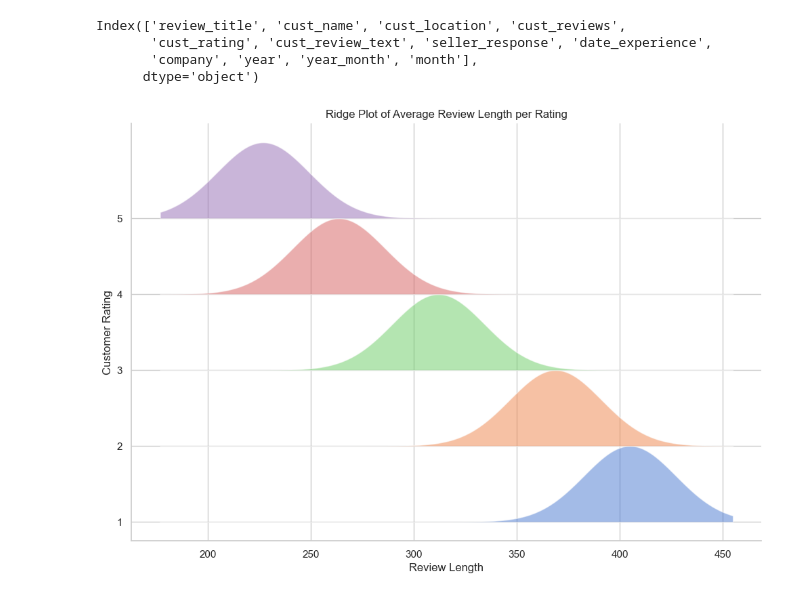
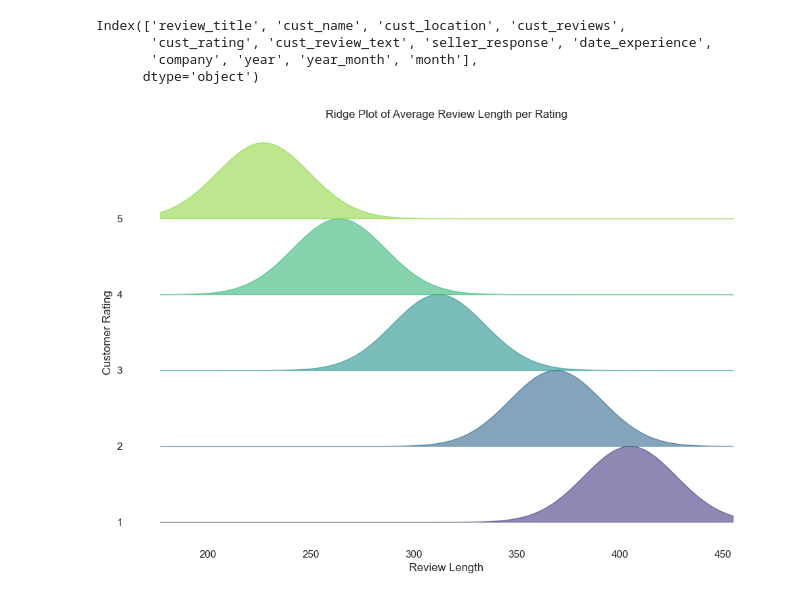
Before and after one commit to fbarulli/trust_me, a Jupyter notebook: fabian/EDA/EDA.ipynb, the cells around one changed output. Cells and saved outputs as stored; diff of their text form; code cells hidden in the pictures.

```diff
--- a/fabian/EDA/EDA.ipynb
+++ b/fabian/EDA/EDA.ipynb
@@ -200,29 +201,33 @@ Index(['review_title', 'cust_name', 'cust_location', 'cust_reviews',
 df['review_length'] = df['cust_review_text'].str.len()
 average_review_length = df.groupby('cust_rating')['review_length'].mean()
 # %%
+sns.set_theme(style="white", rc={"axes.facecolor": (0, 0, 0, 0)})
+
 df['review_length'] = df['cust_review_text'].str.len()
 average_review_length = df.groupby('cust_rating')['review_length'].mean().reset_index()
 
 x_range = np.linspace(
     average_review_length['review_length'].min() - 50,
     average_review_length['review_length'].max() + 50,
     500
 )
 
 plt.figure(figsize=(12, 8))
-for i, row in average_review_length.iterrows():
+palette = sns.color_palette("viridis", len(average_review_length))
+
+for i, (index, row) in enumerate(average_review_length.iterrows()):
     y = np.exp(-(x_range - row['review_length']) ** 2 / (2 * 500))
-    plt.fill_between(x_range, y + i, i, alpha=0.5)
+    plt.fill_between(x_range, y + i, i, color=palette[i], alpha=0.6)
 
 plt.yticks(
     ticks=np.arange(len(average_review_length)),
     labels=average_review_length['cust_rating'].astype(int)
 )
 plt.title("Ridge Plot of Average Review Length per Rating")
 plt.xlabel("Review Length")
 plt.ylabel("Customer Rating")
-sns.despine()
+sns.despine(left=True, bottom=True)
 
 plt.show()
 # %% [output]
-[figure, old version]
+[figure, new version]
```
Also changed, not shown: parts of 1 cell of this notebook.
